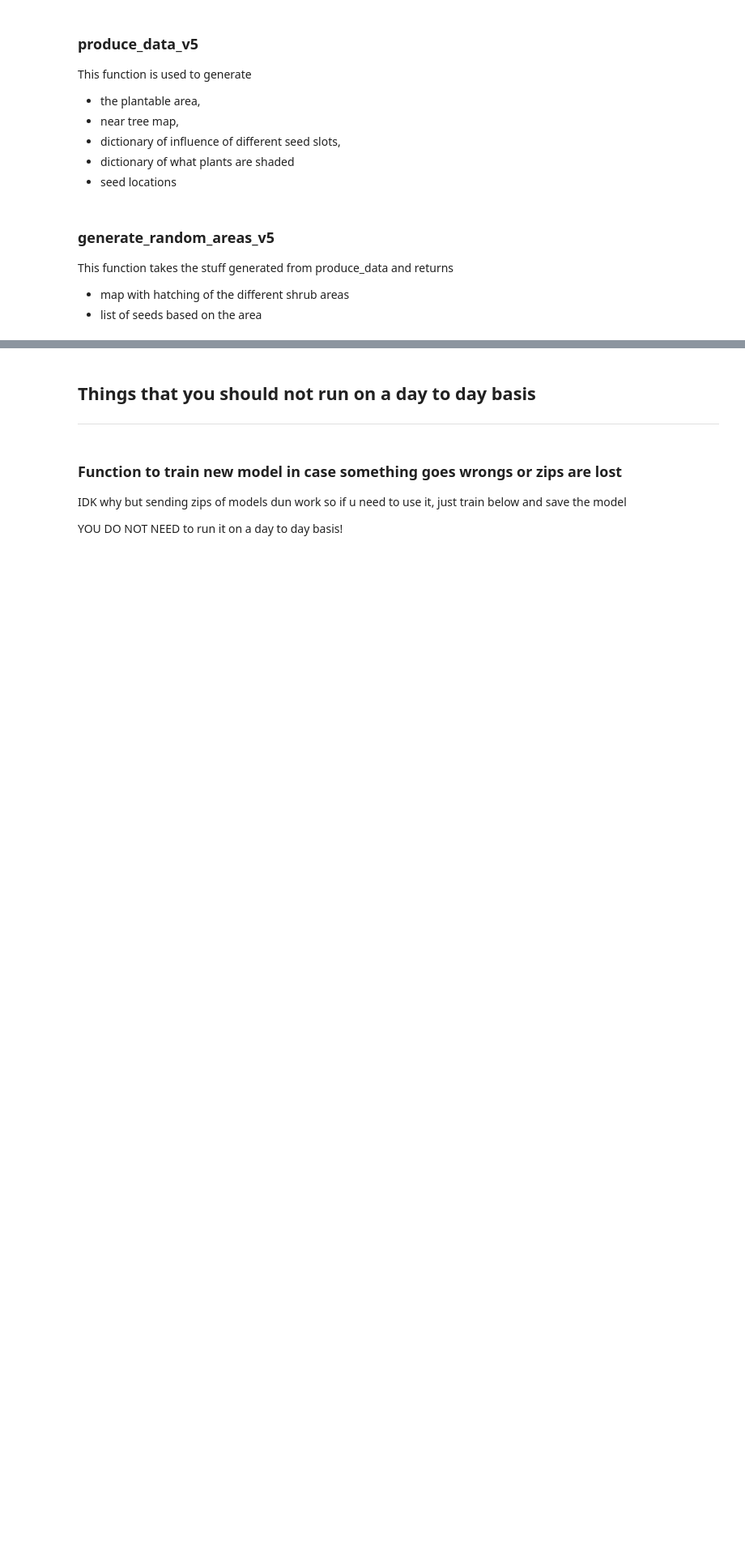
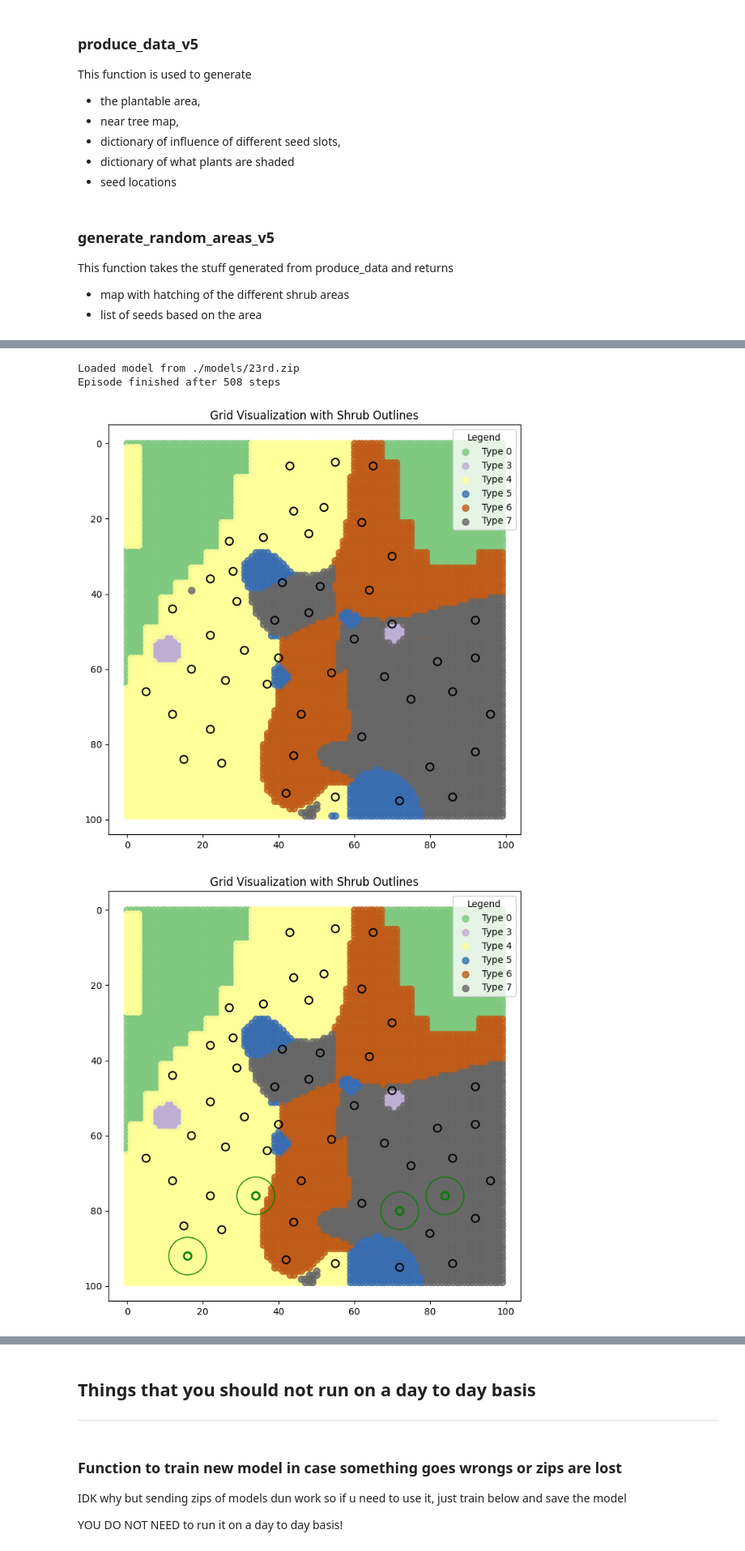
Before and after one commit to Jaywhisker/HDB_Planters, a Jupyter notebook: hdb-spatial-placement/notebooks/OverallFileV3.ipynb, the cells around one changed output, grey strips where cells are left out. Shown at 81% size. Drawn from its saved outputs; the diff is of its cells as text; code cells hidden in the pictures; blank space fills up the shorter version.

```diff
--- a/hdb-spatial-placement/notebooks/OverallFileV3.ipynb
+++ b/hdb-spatial-placement/notebooks/OverallFileV3.ipynb
@@ -1723,7 +1741,6 @@ def generate_random_areas_v6(style= None, theme=None, grid_seed=None, distributi
 
     return plantable_area_copy, seeds
 # %%
-generation, seeds = generate_random_areas_v6(grid_seed=None, distribution_seed=None, number_of_plants=4, visualize=False)
-print(seeds)
-visualize_grid_with_types(generation)
-visualize_grid_with_outlines(generation, seeds)
+# generation, seeds = generate_random_areas_v6(grid_seed=None, distribution_seed=None, number_of_plants=4, visualize=False)
+# visualize_grid_with_types(generation)
+# visualize_grid_with_outlines(generation, seeds)
@@ -1735,0 +1845,70 @@ Episode finished after 742 steps
+# %%
+def plant_placement(grid, plant_dict, style="naturalistic", theme=None):
+    """
+    Combined function that creates the zones and the plants for each zones
+
+    Args:
+        grid (np.ndarray):
+        plant_dict: input for plant selection
+        stlye: either naturalistic or manicured
+        theme: what the areas are either, road or walkway
+
+    Returns:
+        np.ndarray: A grid with the randomized types assigned to plantable areas.
+    """
+
+    # Generate grid settings
+    # Theme comes from the input
+    # Style comes from the input
+    distribution_seed = None # Seed that is used for random number generation
+    number_of_plants = 5 # The max number, in all likelihood,some would not be represented
+    percentage_of_seeds = 0.8 # That serve as starting points
+    orderliness = 0.4 # The value that determines the weight of the contour line and the randomness function
+    lower_noise = 80
+    upper_noise = 100 # These noise controls the amount of variance in the amount of noise that is used in the noise generation
+    ditter_amount = 2 # Used to control how much the seeds are moved in naturalistic planting
+    visualise_info = False
+
+    ##### Generate stuff for the grid information
+    # plantable_grid produces a grid that uses a certain value to tell the subsequent function that they should be used in the hatches
+    # nearTree_grid produces the area for the shadow of the grid, PLEASE improve this
+    # influence grid, created using topoi map of the contour lines and the random noise
+    # shrubs, dictionary of list of plant spots that tells the numbers to the location of seeds
+    plantable_grid, nearTree_grid, influence_grids, shrubs, trees = generate_info(grid, style=style, theme=theme, distribution_seed=distribution_seed, number_of_plants=number_of_plants,percentage_of_seeds=percentage_of_seeds, lower_noise= lower_noise, upper_noise= upper_noise, orderliness=orderliness, ditter_amount=ditter_amount, visualise= visualise_info) # Based on the produce_data
+
+    ##### Produce the hatched grid with the seeds for each location based on the data in generate hatches
+    # hatched_grid, the grid with the regions
+    # same as shrub, a dictionary of list of locations, that has been relabelled
+    threshold = 0.05 # minimum distance between the two most likely probabilities before having it become up to probability, anything smaller results in one dominating
+    min_size = 100
+    shade_influence = 0.10
+    shaded_dict = {plant_type: (plant_type % 2 == 0) for plant_type in range(3, 3 + number_of_plants)} #The dictionary of plants that belong in the shaded area
+
+    hatched_grid, seeds = generate_hatches(shaded_dict, style=style, theme=theme, number_of_plants=number_of_plants, plantable_grid=plantable_grid, nearTree_grid=nearTree_grid, influence_grids=influence_grids, shrubs=shrubs, threshold=threshold, min_size=min_size, shade_influence=shade_influence)
+
+
+
+    ##### Generate the plant placement using a RL model
+    # fetching the data to create the input for the RL model
+    # Compress the data to the RL model
+    # Use the RL
+
+
+    # select_plants(hatched_grid,seeds, plant_dict)
+
+    return hatched_grid, seeds, trees
+
+##### Create Grid funciton
+# To be replaced/ moved out of the function due to reciving from xuan's function
+model = "./models/23rd.zip" # Model used for the grid Generation
+grid = createGrid(model_path=model, seed=None)
+
+generation, seeds, trees = plant_placement(grid, None, style="naturalistic")
+
+visualize_grid_with_outlines(generation, seeds,trees)
+print(trees)
+# %% [output]
+Loaded model from ./models/23rd.zip
+Episode finished after 508 steps
+[figure, added]
+[figure, added]
```
Also changed, not shown: parts of 13 cells of this notebook, 1 other file.
